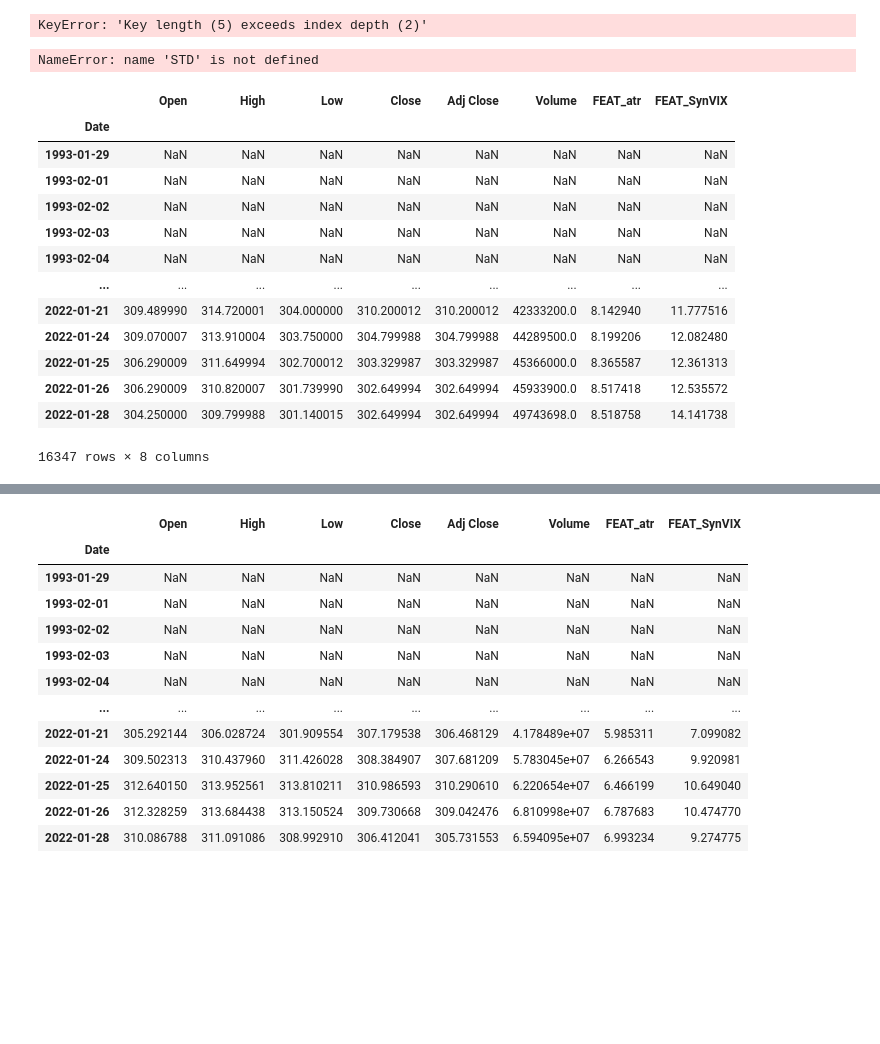
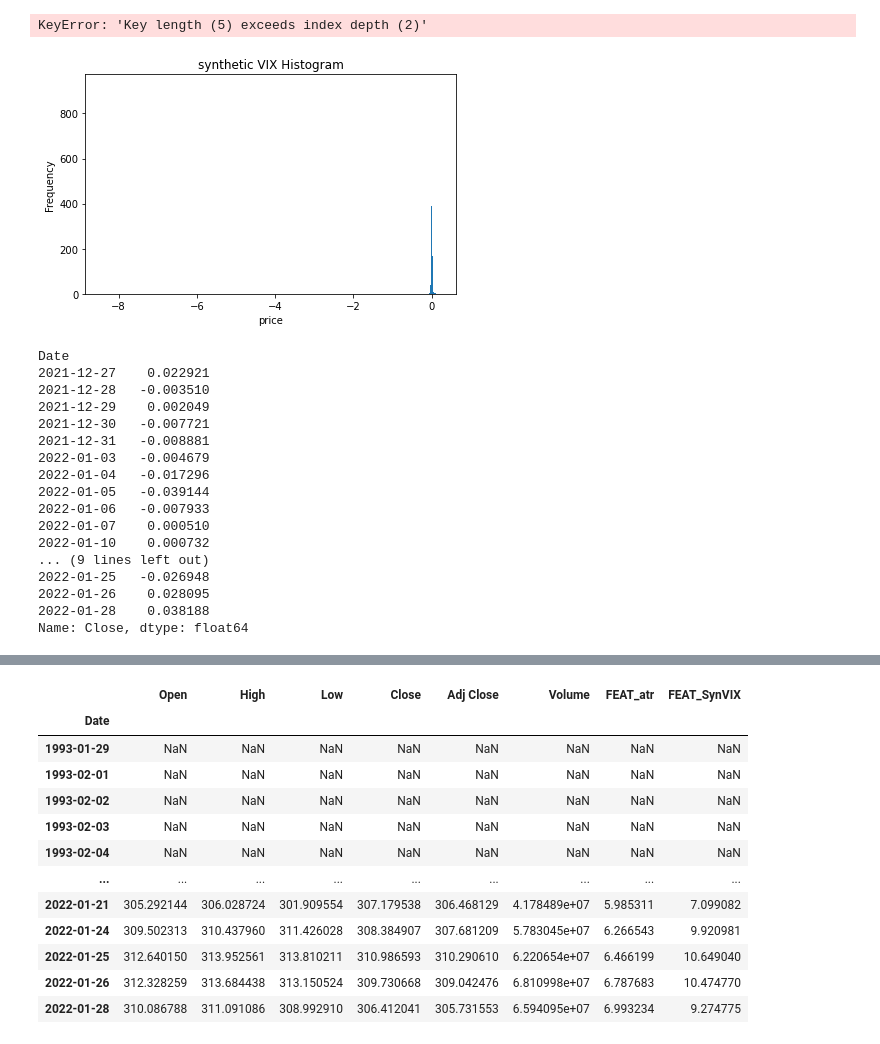
Before and after one commit to lunchforsoup/FiDataLake, a Jupyter notebook: Synthetic_VIX_convert_to_pandas.ipynb, the cells around one changed output, grey strips where cells are left out. Cells and saved outputs as stored; diff of their text form; code cells hidden in the pictures; blank space fills up the shorter version.

```diff
--- a/Synthetic_VIX_convert_to_pandas.ipynb
+++ b/Synthetic_VIX_convert_to_pandas.ipynb
@@ -405,7 +405,7 @@ RemoteDataError: Unable to read URL: https://finance.yahoo.com/quote/NFLX/histor
 Response Text:
 b'<!DOCTYPE html>\n  <html lang="en-us"><head>\n  <meta http-equiv="content-type" content="text/html; charset=UTF-8">\n      <meta charset="utf-8">\n      <title>Yahoo</title>\n      <meta name="viewp ...
 # %%
-tickers= ["SPY","AAPL"]
+tickers= ["SPY","AAPL","^TNX","^FVX","SPYG","SPYV","HYG","LQD","EUR=X",'CHF=X',"IVOL","QQQ","IWM","TQQQ","SQQQ"]
 
 df = yf.download(tickers, group_by="ticker")
 d = {idx: gp.xs(idx, level=0, axis=1) for idx, gp in df.groupby(level=0, axis=1)}
@@ -436,7 +453,7 @@ import yfinance as yf
 import pandas as pd
 
 item={}
-tickerStrings = ['spy', 'MSFT']
+tickerStrings = ["SPY","AAPL","^TNX","^FVX","SPYG","SPYV","HYG","LQD","EUR=X",'CHF=X',"IVOL","QQQ","IWM","TQQQ","SQQQ"]
 df_list = list()
 for ticker in tickerStrings:
     data = yf.download(ticker, group_by="Ticker")
@@ -535,24 +604,7 @@ def
 df1['FEAT_atr']=atr(df1)
 # %%
 df1['FEAT_SynVIX']=SynVIX(df1)
-# %%
-df1['COR_SynVIX']=STD((FEAT_SynVIX))
-# %% [output]
-NameError: name 'STD' is not defined
-# %%
-df1.rolling(10).quantile(.5,interpolation ='higher')
-# %% [output]
-|  | Open | High | Low | Close | Adj Close | Volume | FEAT_atr | FEAT_SynVIX |
-| Date |  |  |  |  |  |  |  |  |
-| 1993-01-29 | NaN | NaN | NaN | NaN | NaN | NaN | NaN | NaN |
-| 1993-02-01 | NaN | NaN | NaN | NaN | NaN | NaN | NaN | NaN |
-| 1993-02-02 | NaN | NaN | NaN | NaN | NaN | NaN | NaN | NaN |
-| 1993-02-03 | NaN | NaN | NaN | NaN | NaN | NaN | NaN | NaN |
-| 1993-02-04 | NaN | NaN | NaN | NaN | NaN | NaN | NaN | NaN |
-| ... | ... | ... | ... | ... | ... | ... | ... | ... |
-| 2022-01-21 | 309.489990 | 314.720001 | 304.000000 | 310.200012 | 310.200012 | 42333200.0 | 8.142940 | 11.777516 |
-| 2022-01-24 | 309.070007 | 313.910004 | 303.750000 | 304.799988 | 304.799988 | 44289500.0 | 8.199206 | 12.082480 |
-| 2022-01-25 | 306.290009 | 311.649994 | 302.700012 | 303.329987 | 303.329987 | 45366000.0 | 8.365587 | 12.361313 |
-| 2022-01-26 | 306.290009 | 310.820007 | 301.739990 | 302.649994 | 302.649994 | 45933900.0 | 8.517418 | 12.535572 |
-| 2022-01-28 | 304.250000 | 309.799988 | 301.140015 | 302.649994 | 302.649994 | 49743698.0 | 8.518758 | 14.141738 |
-16347 rows × 8 columns
+# %%
+
+returns = np.log(df1['Close']).diff()
+returns.dropna(inplace=True)
@@ -558,0 +614,30 @@ df1.rolling(10).quantile(.5,interpolation ='higher')
+# %%
+
+plt.figure()
+plt.hist(returns , bins='auto')
+plt.title('synthetic VIX Histogram')
+plt.ylabel('Frequency')
+plt.xlabel('price')
+plt.tight_layout()
+# %% [output]
+[figure, added]
+# %%
+returns.tail(23)
+# %% [output]
+Date
+2021-12-27    0.022921
+2021-12-28   -0.003510
+2021-12-29    0.002049
+2021-12-30   -0.007721
+2021-12-31   -0.008881
+2022-01-03   -0.004679
+2022-01-04   -0.017296
+2022-01-05   -0.039144
+2022-01-06   -0.007933
+2022-01-07    0.000510
+2022-01-10    0.000732
+... (9 lines left out)
+2022-01-25   -0.026948
+2022-01-26    0.028095
+2022-01-28    0.038188
+Name: Close, dtype: float64
```
Also changed, not shown: parts of 9 cells of this notebook, 16 other files.
